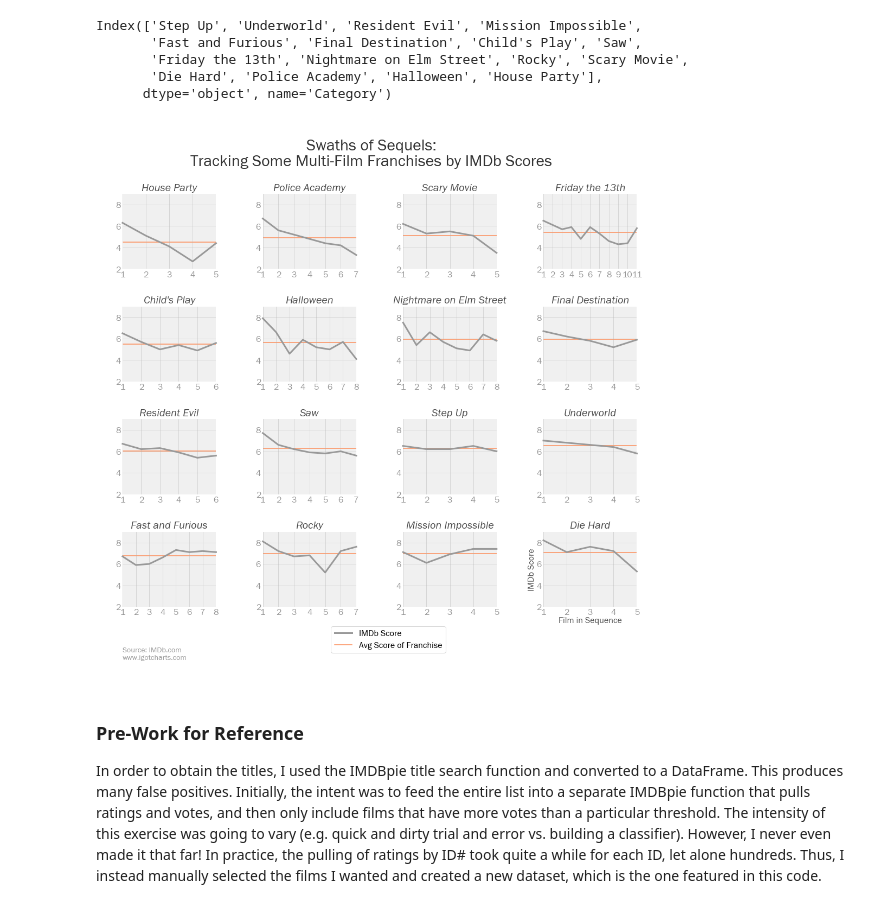
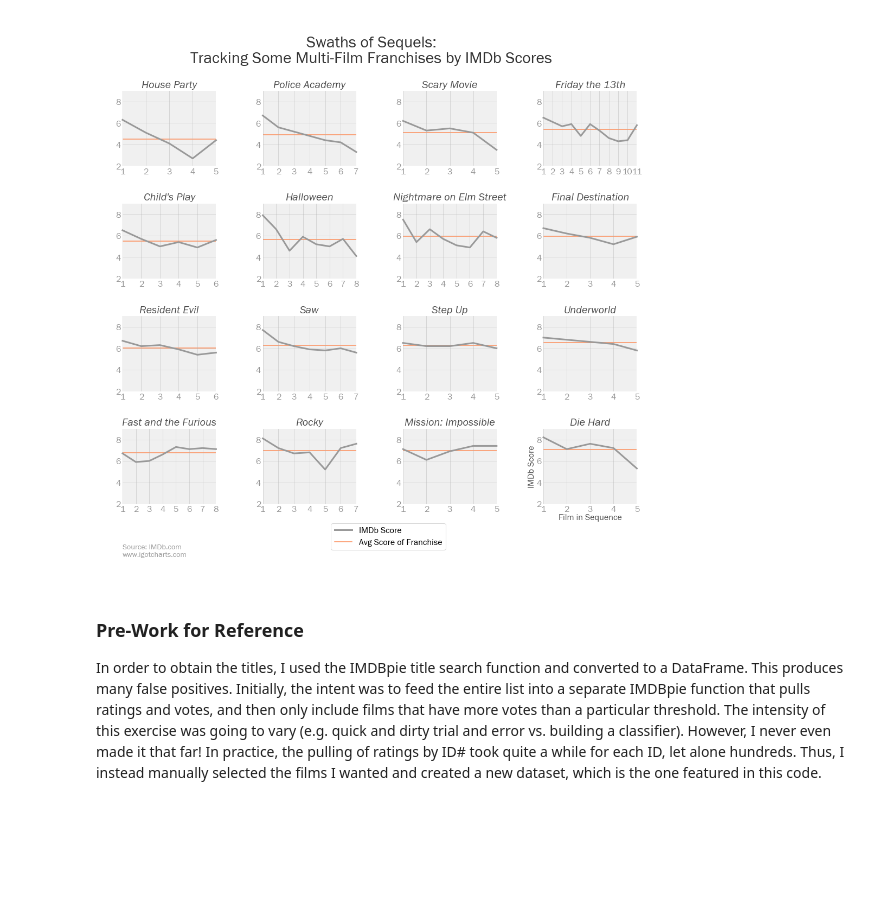
Before and after one commit to igotcharts/charts_and_more_charts, a Jupyter notebook: notebooks/Lots of Sequels.ipynb, the cells around one changed output. Saved outputs shown, nothing was run; the diff lists cells and outputs as text; code cells hidden in the pictures; blank space fills up the shorter version.

Commit message:
change a couple titles

```diff
--- a/notebooks/Lots of Sequels.ipynb
+++ b/notebooks/Lots of Sequels.ipynb
@@ -9,20 +9,19 @@ os.chdir(datafolder)
 sequels_with_ratings = pd.read_csv('sequels_with_rating.csv',index_col=[0,1])
 sequels_with_ratings.dropna(inplace=True)
 sequels_with_ratings = sequels_with_ratings[sequels_with_ratings.index.get_level_values(0)!='Star Trek'] #have 17, so need to drop one
-# %%
-sequels_with_ratings['rating'].std(level=0).sort_values().index
-# %% [output]
-Index(['Step Up', 'Underworld', 'Resident Evil', 'Mission Impossible',
-       'Fast and Furious', 'Final Destination', 'Child's Play', 'Saw',
-       'Friday the 13th', 'Nightmare on Elm Street', 'Rocky', 'Scary Movie',
-       'Die Hard', 'Police Academy', 'Halloween', 'House Party'],
-      dtype='object', name='Category')
+# %%
+#clean-up a couple names
+sequels_with_ratings.rename_axis({'Fast and Furious':'Fast and the Furious',
+                                                       'Mission Impossible':'Mission: Impossible'},inplace=True)
 # %%
 
-#sequel_titles = np.array(sequels_with_ratings.index.get_level_values(0).unique())
-sequel_titles = sequels_with_ratings['rating'].mean(level=0).sort_values().index
+sequel_titles = np.array(sequels_with_ratings.index.get_level_values(0).unique())
+
 
 #alternate sorting for titles
+#sequel_titles = sequels_with_ratings['rating'].std(level=0).sort_values().index
+sequel_titles = sequels_with_ratings['rating'].mean(level=0).sort_values().index
+#sequel_titles = np.array(sequels_with_ratings.index.get_level_values(0).unique())
 
 my_new_chart = charts_function_list.chart_maker(title='Swaths of Sequels:\nTracking Some Multi-Film Franchises by IMDb Scores',title_size=30,alpha=.8)
 fig = my_new_chart.initial_fig_axis(figsize=(17,14))
@@ -36,35 +35,35 @@ for item in range(len(sequel_titles)):
              sequels_with_ratings.loc[sequel_titles[item]]['rating'],clip_on=False,linewidth=3,color='#999999',zorder=2,label='IMDb Score')
 
     my_new_chart.y_axis_setup(ax=ax,min_=np.floor(sequels_with_ratings['rating'].min(level=0).min()),
                               max_=np.ceil(sequels_with_ratings['rating'].max(level=0).max()),interval=2)
     my_new_chart.x_axis_setup(ax=ax,min_=1,max_=len(sequels_with_ratings.loc[sequel_titles[item]]),interval=1)
 
 
     ax.plot([sequels_with_ratings.loc[sequel_titles[item]]['rating'].index.min()+1,
              len(sequels_with_ratings.loc[sequel_titles[item]])],
             [sequels_with_ratings.loc[sequel_titles[item]]['rating'].mean(),
              sequels_with_ratings.loc[sequel_titles[item]]['rating'].mean()],
             color='#fc8d59',zorder=1,label='Avg Score of Franchise'
            )
 
 
     ax.tick_params(axis='both', which='major', labelsize=16,labelcolor='#969696')
     ax.grid(alpha=.5)
     my_new_chart.patch_adder(ax=ax)
 
 
 ax = plt.gca()
 ax.set_ylabel('IMDb Score',fontsize=16,alpha=.7,labelpad=1)
 ax.set_xlabel('Film in Sequence',fontsize=16,alpha=.7,labelpad=1)
 ax.legend(bbox_to_anchor=(-1,-.2 ),frameon=True,fontsize=16)
 my_new_chart.citations(ax=ax,x=-4.5,source_y=-.6,source='Source: IMDb.com',chart_tag_y=-.7,chart_tag='www.igotcharts.com')
 
 
 os.chdir(outputs)
-plt.savefig('lots_of_sequels_mean',bbox_inches = 'tight', dpi = 300, pad_inches = .25,transparent=False)
+plt.savefig('lots_of_sequels',bbox_inches = 'tight', dpi = 300, pad_inches = .25,transparent=False)
 plt.show()
 # %% [output]
-[figure, old version]
+[figure, new version]
 # %% [markdown]
 ### Pre-Work for Reference
 
```
Also changed, not shown: 1 other file.
